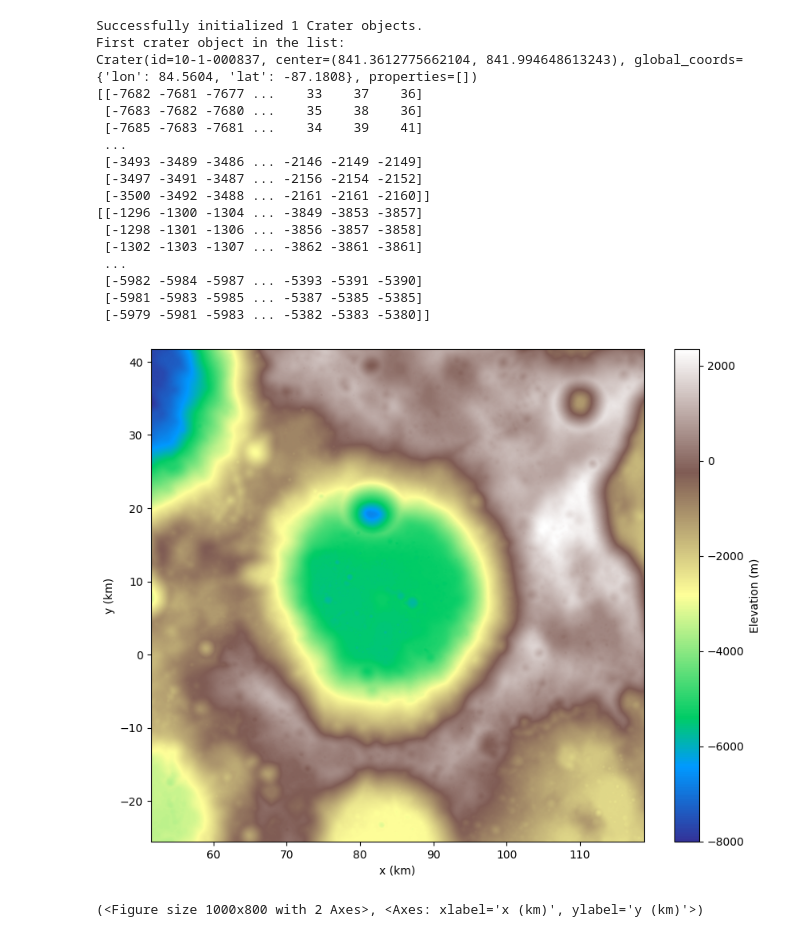
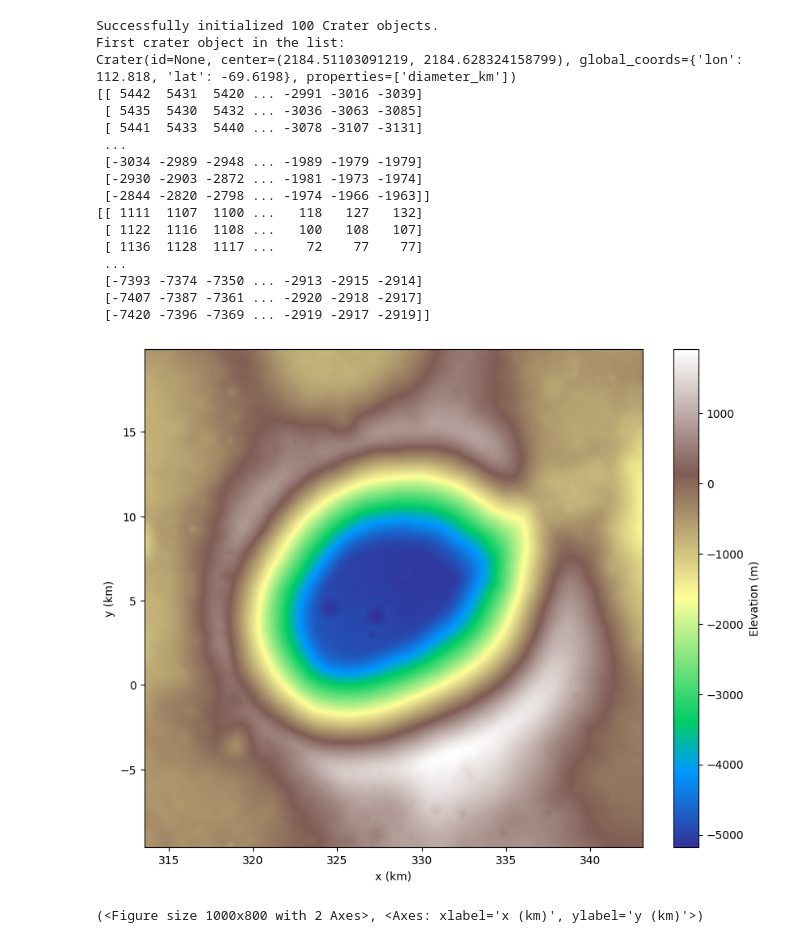
Before and after one commit to Andrew-Pick/lunar_dem_analysis, a Jupyter notebook: notebooks/exploratory_analysis.ipynb, the cells around one changed output. Drawn from its saved outputs; the diff is of its cells as text; code cells hidden in the pictures.

```diff
--- a/notebooks/exploratory_analysis.ipynb
+++ b/notebooks/exploratory_analysis.ipynb
@@ -11,8 +11,13 @@ from crater_analysis.plotting import plot_dem, plot_crater_locations
 from crater_analysis.core import Crater
 
 
-dem, metadata = read_dem('../data/dems/LDEM_85S_40M.JP2')
+dem, metadata = read_dem('../data/dems/LDEM_60S_120M.JP2')
+
 craters = read_crater_locations('../data/catalogs/lunar_crater_database_robbins_2018.csv')
-craters = filter_craters(craters, pole='south', lat_threshold=86, circ_threshold=None, diam_min=8, diam_max=None, lat_col='LAT_CIRC_IMG', diam_col='DIAM_CIRC_IMG')
+craters = filter_craters(craters, pole='south', lat_threshold=60, circ_threshold=None, diam_min=8, diam_max=None, lat_col='LAT_CIRC_IMG', diam_col='DIAM_CIRC_IMG')
+
+#craters = read_crater_locations('../data/catalogs/moon_data.csv')
+#craters = filter_craters(craters, pole='south', lat_threshold=60, circ_threshold=0.85, diam_min=8000, diam_max=None, lat_col='lat', diam_col='diameter_m')
+
 craters.head()
 # %% [output]
@@ -33,9 +40,9 @@ crater_objects = []
 
 # Loop through the first few rows of the DataFrame for demonstration
 # To process all craters, change `craters.head(1).iterrows()` to `craters.iterrows()`
-for index, row in craters.head(1).iterrows():
+for index, row in craters.head(100).iterrows():
     # Extract crater properties from the row
-    crater_id = row['CRATER_ID']
+    crater_id = None #row['CRATER_ID']
     crater_lon = row['LON_ELLI_IMG']
     crater_lat = row['LAT_ELLI_IMG']
     crater_diam_km = row['DIAM_ELLI_MAJOR_IMG'] #/1000.0  # Convert diameter from meters to kilometers
@@ -55,8 +62,10 @@ for index, row in craters.head(1).iterrows():
         dem_snippet=dem_snippet,
         metadata=snippet_meta,
         center_coords=center_coords,
-        global_coords={'lon': crater_lon, 'lat': crater_lat}
+        global_coords={'lon': crater_lon, 'lat': crater_lat},
     )
+
+    crater_obj.add_property('diameter_km', crater_diam_km)
 
     # Add the new object to our list
     crater_objects.append(crater_obj)
@@ -69,25 +78,25 @@ if crater_objects:
     print(crater_objects[0].dem_data)
 print(dem)
 # %% [output]
-Successfully initialized 1 Crater objects.
+Successfully initialized 100 Crater objects.
 First crater object in the list:
-Crater(id=10-1-000837, center=(841.3612775662104, 841.994648613243), global_coords={'lon': 84.5604, 'lat': -87.1808}, properties=[])
-[[-7682 -7681 -7677 ...    33    37    36]
- [-7683 -7682 -7680 ...    35    38    36]
- [-7685 -7683 -7681 ...    34    39    41]
+Crater(id=None, center=(2184.51103091219, 2184.628324158799), global_coords={'lon': 112.818, 'lat': -69.6198}, properties=['diameter_km'])
+[[ 5442  5431  5420 ... -2991 -3016 -3039]
+ [ 5435  5430  5432 ... -3036 -3063 -3085]
+ [ 5441  5433  5440 ... -3078 -3107 -3131]
  ...
- [-3493 -3489 -3486 ... -2146 -2149 -2149]
- [-3497 -3491 -3487 ... -2156 -2154 -2152]
- [-3500 -3492 -3488 ... -2161 -2161 -2160]]
-[[-1296 -1300 -1304 ... -3849 -3853 -3857]
- [-1298 -1301 -1306 ... -3856 -3857 -3858]
- [-1302 -1303 -1307 ... -3862 -3861 -3861]
+ [-3034 -2989 -2948 ... -1989 -1979 -1979]
+ [-2930 -2903 -2872 ... -1981 -1973 -1974]
+ [-2844 -2820 -2798 ... -1974 -1966 -1963]]
+[[ 1111  1107  1100 ...   118   127   132]
+ [ 1122  1116  1108 ...   100   108   107]
+ [ 1136  1128  1117 ...    72    77    77]
  ...
- [-5982 -5984 -5987 ... -5393 -5391 -5390]
- [-5981 -5983 -5985 ... -5387 -5385 -5385]
- [-5979 -5981 -5983 ... -5382 -5383 -5380]]
+ [-7393 -7374 -7350 ... -2913 -2915 -2914]
+ [-7407 -7387 -7361 ... -2920 -2918 -2917]
+ [-7420 -7396 -7369 ... -2919 -2917 -2919]]
 # %%
-plot_dem(crater_objects[0].dem_data, crater_objects[0].metadata)
+plot_dem(crater_objects[50].dem_data, crater_objects[0].metadata)
 # %% [output]
-[figure, old version]
+[figure, new version]
 (<Figure size 1000x800 with 2 Axes>, <Axes: xlabel='x (km)', ylabel='y (km)'>)
```
Also changed, not shown: parts of 3 cells of this notebook.
